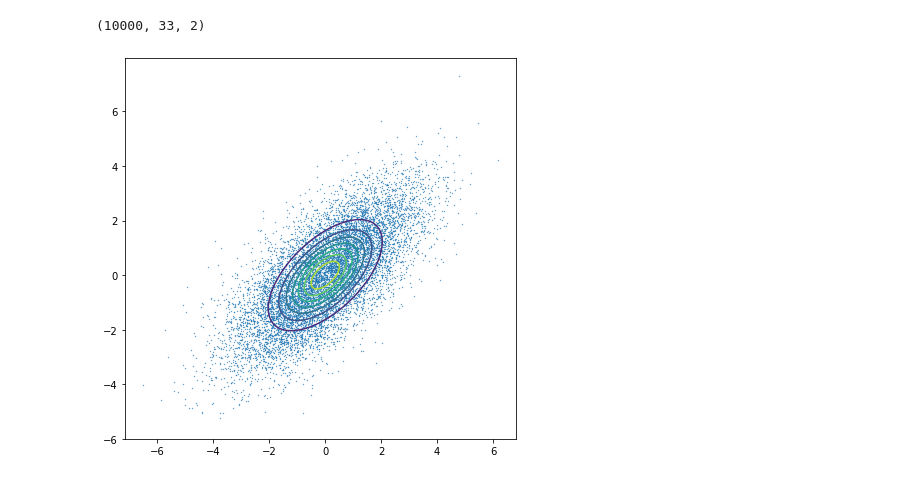
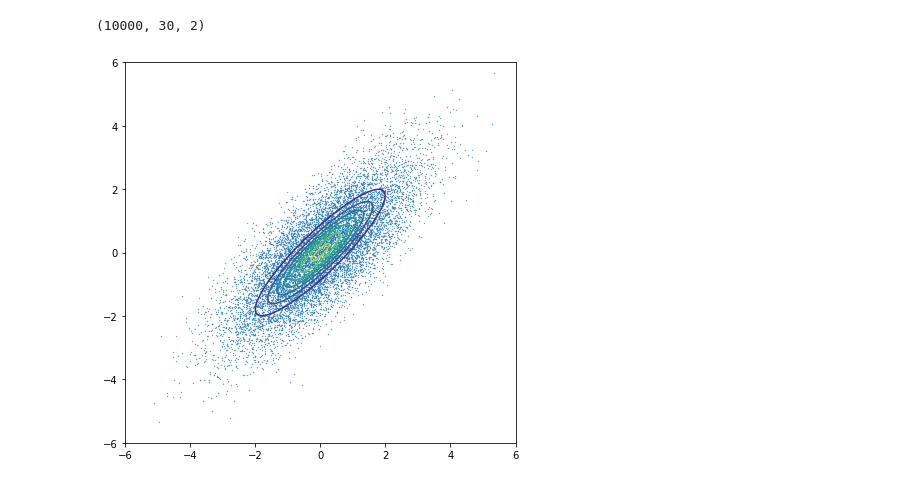
Before and after one commit to BrianWhiteaker/HMC, a Jupyter notebook: HMC0.ipynb, the cells around one changed output. Cells and saved outputs as stored; diff of their text form; code cells hidden in the pictures.

Commit message:
corrected plot contours to match covariance matrix

```diff
--- a/HMC0.ipynb
+++ b/HMC0.ipynb
@@ -30,10 +30,10 @@ def KE(x:  Tensor,
         ke = .5 * mm(a.t(),a)
     return ke
 
-def PE(x:  Tensor,
-       mu: Tensor,
-       Minv: Optional[Tensor] = None,
-       detM: Optional[float] = 0.0) -> Tensor:
+def PE_1(x:  Tensor,
+         mu: Tensor,
+         Minv: Optional[Tensor] = None,
+         detM: Optional[float] = 0.0) -> Tensor:
     '''
     -log pi(q) where pi(q) is Gaussian
     '''
@@ -45,6 +45,26 @@ def PE(x:  Tensor,
     else:
         pe = .5 * mm(a.t(),a)
     return pe
+
+def PE_2(x1:  Tensor,
+         x2:  Tensor,
+         mu1: Tensor,
+         mu2: Tensor,
+         Minv1: Optional[Tensor] = None,
+         Minv2: Optional[Tensor] = None,
+         detM1: Optional[float] = 0.0,
+         detM2: Optional[float] = 0.0) -> Tensor:
+    '''
+    -log pi(q) where pi(q) is Gaussian
+    '''
+    #pdb.set_trace()
+    a = x-mu
+    if(torch.is_tensor(Minv)):
+        const = log(2*np.pi*np.sqrt(detM))
+        pe = .5 * mm(a.t(), mm(Minv,a)) + const
+    else:
+        pe = .5 * mm(a.t(),a)
+    return pe
 # %%
 def get_autograd(func: Callable,
                  x:    Tensor,
@@ -141,13 +161,13 @@ def acceptance(q0: Tensor,
         acceptFlag = False
     return point, acceptFlag
 # %%
-T = 10  # Full time-steps
+T = 9  # Full time-steps
 eps = 0.3  # Discretization of time-steps
 Nsteps = int(T//eps)
 Nq = 10000  # Number of q's to test
 D = 2  # Dimension of q
-M = torch.tensor([[1., 0.8],
-                  [0.8, 1.]])
+M = torch.tensor([[1., 0.9],
+                  [0.9, 1.]])
 Minv = inv(M)
 detM = det(M).type(torch.float32)
 mu = torch.tensor([[0.],[0.]],dtype=torch.float32)
@@ -199,19 +219,19 @@ acceptedPoints_np = acceptedPoints.numpy()
 allPaths_np = allPaths.numpy()
 allPaths_np.shape
 # %% [output]
-(10000, 33, 2)
+(10000, 30, 2)
 # %%
 N    = 200
 X    = np.linspace(-6, 6, N)
 Y    = np.linspace(-6, 6, N)
 X, Y = np.meshgrid(X, Y)
 pos  = np.dstack((X, Y))
-rv   = multivariate_normal([0, 0], [[1., 0.6],[0.6, 1.]])
+rv   = multivariate_normal([0, 0], [[1., 0.9],[0.9, 1.]])
 Z    = rv.pdf(pos)
 
 plt.figure(figsize=(7,7))
 plt.contour(X, Y, Z)
 plt.scatter(acceptedPoints_np[0,:], acceptedPoints_np[1,:], s=.1)
 plt.show()
 # %% [output]
-[figure, old version]
+[figure, new version]
```
Also changed, not shown: parts of 2 cells of this notebook.
